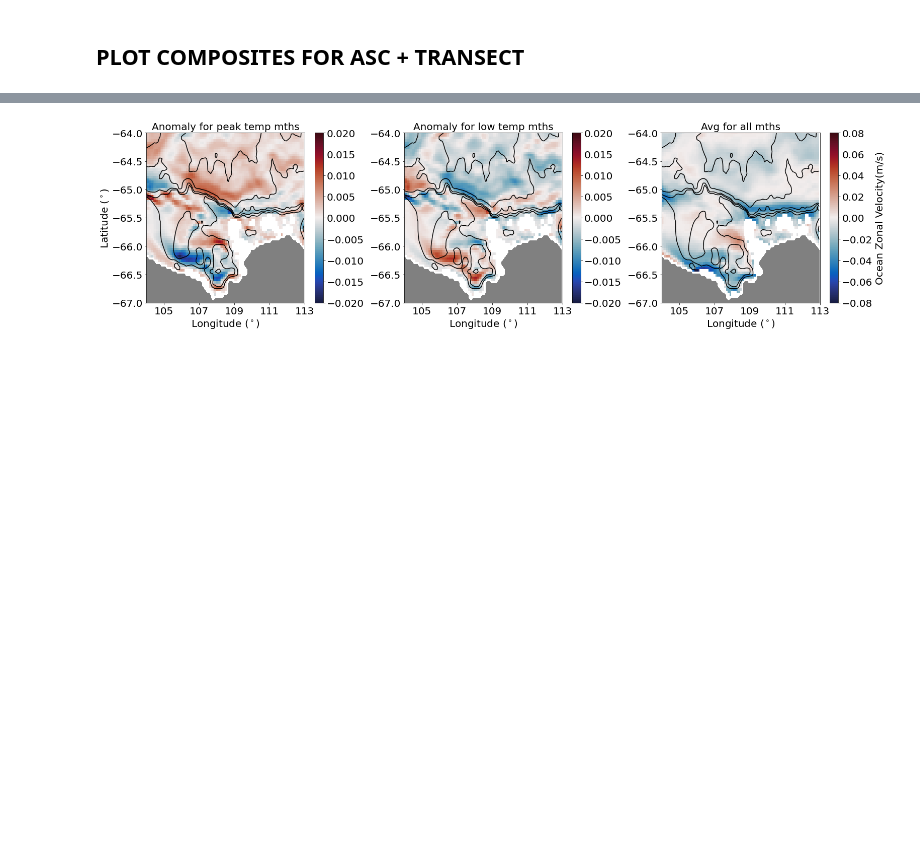
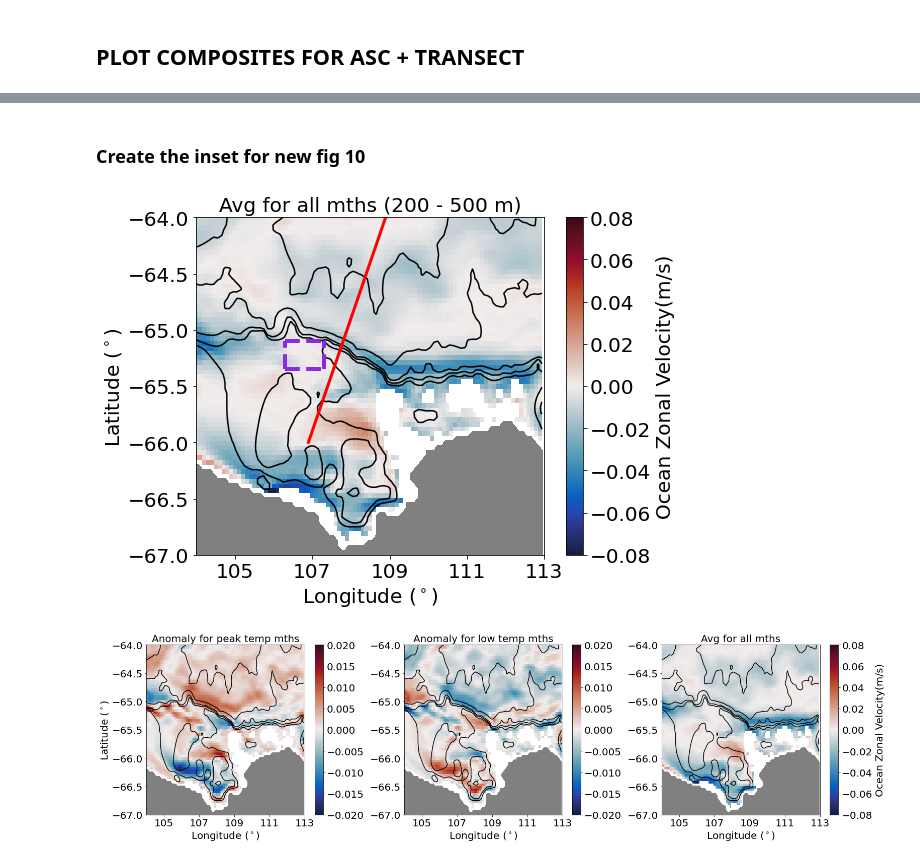
Before and after one commit to ribeiron/ScriptsChapter3, a Jupyter notebook: Fig10.ipynb, the cells around one changed output, grey strips where cells are left out. Drawn from its saved outputs; the diff is of its cells as text; code cells hidden in the pictures; blank space fills up the shorter version.

Commit message:
created an inset map for Fig. 10

```diff
--- a/Fig10.ipynb
+++ b/Fig10.ipynb
@@ -627,3 +596,60 @@ fig.tight_layout()
+# %% [markdown]
+### Create the inset for new fig 10
+# %%
+## new fig 10 to put together with EKE Fig.
+
+### test new values
+fontsize=20
+
+#for nt in range(0,nframes):
+fig=plt.figure(figsize=(22, 22))
+fig.subplots_adjust(top=0.88)
+
+ax0=plt.subplot(4,3,3)
+pc = plt.pcolormesh(uspeed_con_avg.xu_ocean,uspeed_con_avg.yu_ocean,
+                        uspeed_con_avg, cmap = cmocean.balance,
+                        vmin=-.08,vmax=.08)
+plt.title('Avg for all mths (200 - 500 m)',fontsize=fontsize)
+        #plot contours
+plt.contour(ht.xt_ocean,ht.yt_ocean,ht,levels=[500,700,1000,2000,3000],colors='k',linewidth=.5)
+
+##TO INCLUDE THE ASC TRANSECT AND TBOX POSITIONS
+#plt.plot([-252.7,-252.7],[-65.35, -65.1],color='blueviolet',linestyle='--',linewidth=5)
+#plt.plot([-251.7,-251.7],[-65.35, -65.1],color='blueviolet',linestyle='--',linewidth=5)
+#plt.plot([-252.7,-251.7],[-65.1, -65.1],color='blueviolet',linestyle='--',linewidth=5)
+#plt.plot([-252.7,-251.7],[-65.35, -65.35],color='blueviolet',linestyle='--',linewidth=5)
+#
+#plt.plot([-252.7,-250.1],[-64.8,-65.2],color='blueviolet',linestyle='--',linewidth=4)
+        # plot the land:
+plt.contourf(ht.xt_ocean,ht.yt_ocean,land_mask,colors='grey')
+        # labels etc:
+        #plt.xlabel('Longitude',fontsize=fontsize)
+#plt.title(mth[nt] +' '+ str(yr[nt]),fontsize=fontsize)
+plt.tick_params(labelsize=fontsize)
+        #lim
+plt.ylim((-67, -64))
+plt.xlim((-255, -246))
+        # colorbar:
+cbar=plt.colorbar(pc,orientation='vertical',extend='neither')
+cbar.ax.locator_params(nbins=8)
+cbar.set_label(r'Ocean Zonal Velocity(m/s)', fontsize = fontsize,labelpad=5)
+cbar.ax.tick_params(labelsize=20)
+ax0.set_xticklabels([-255+359,-254+359,-252+359,-250+359,-248+359,-246+359])
+#plt.ylabel('Latitude ($^\circ$)',fontsize=fontsize)
+plt.xlabel('Longitude ($^\circ$)',fontsize=fontsize)
+plt.ylabel('Latitude ($^\circ$)',fontsize=fontsize)
+plt.plot([lon0,lon1],[lat0,lat1],'r',linewidth=3)
+plt.plot([-252.7,-252.7],[-65.35, -65.1],color='blueviolet',linestyle='--',linewidth=4)
+plt.plot([-251.7,-251.7],[-65.35, -65.1],color='blueviolet',linestyle='--',linewidth=4)
+plt.plot([-252.7,-251.7],[-65.1, -65.1],color='blueviolet',linestyle='--',linewidth=4)
+plt.plot([-252.7,-251.7],[-65.35, -65.35],color='blueviolet',linestyle='--',linewidth=4)
+
+fig.tight_layout()
+figdir = '/g/data/v45/ns3783/ScriptsChapter3/Figures/'
+filestr = figdir+'/Fig10_asc_inset.png'
+plt.savefig(filestr,dpi=600,bbox_inches='tight')
+# %% [output]
+[figure, added]
 # %%
 ## new fig 10 to put together with EKE Fig.
 
```
Also changed, not shown: parts of 7 cells of this notebook, 1 other file.
